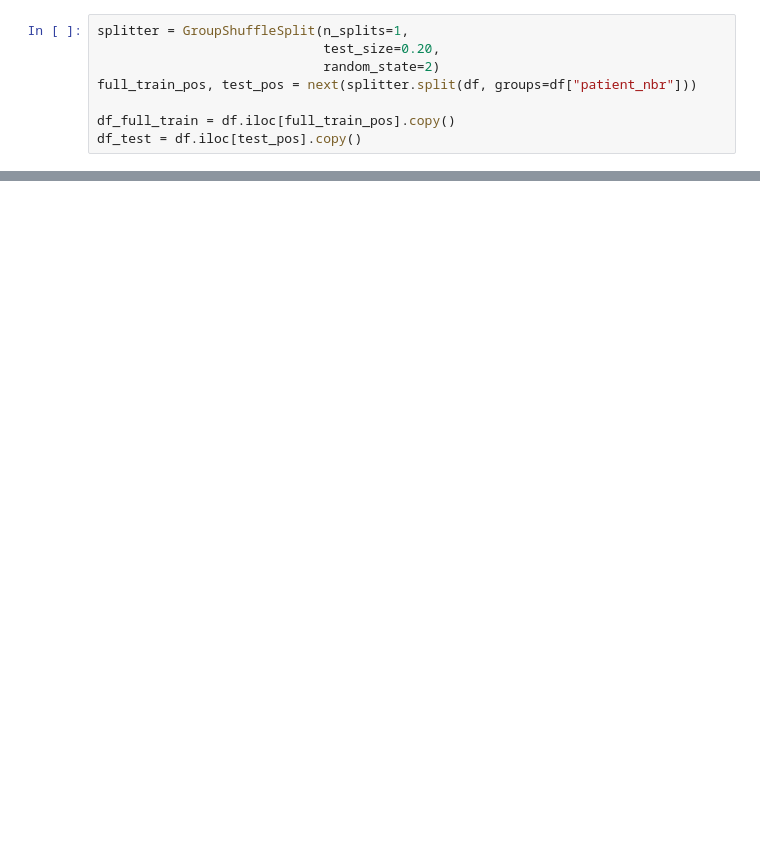
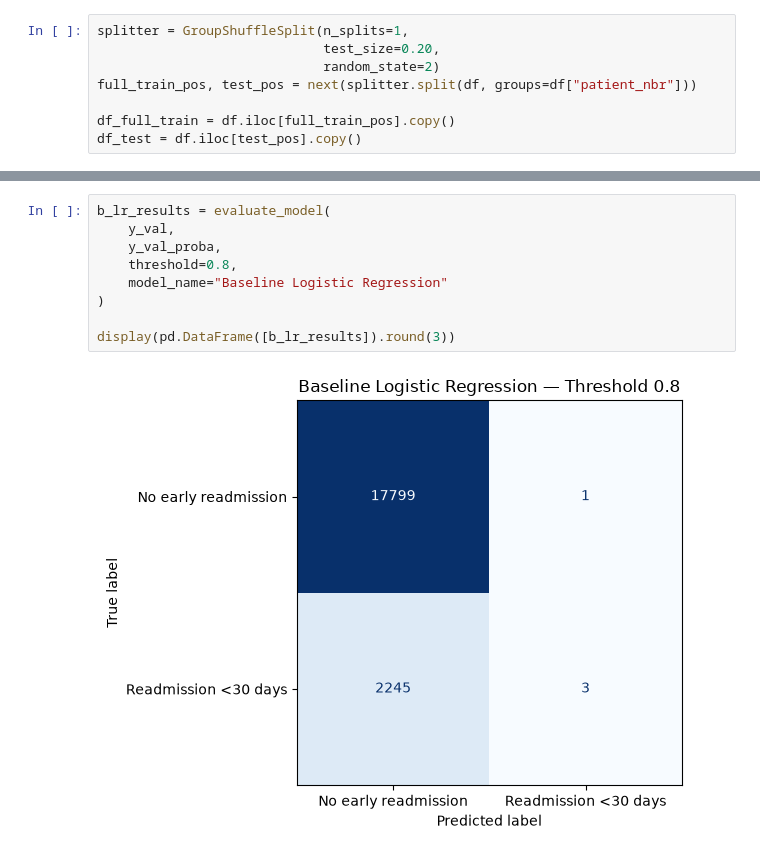
Before and after one commit to stanyslasdhondt-oss/diabetes-readmission-prediction, a Jupyter notebook: notebook.ipynb, the cells around one changed output, grey strips where cells are left out. Drawn from its saved outputs; the diff is of its cells as text; blank space fills up the shorter version.

```diff
--- a/notebook.ipynb
+++ b/notebook.ipynb
@@ -240,0 +775,11 @@ df_val = df.iloc[test_pos].copy()
+# %%
+b_lr_results = evaluate_model(
+    y_val,
+    y_val_proba,
+    threshold=0.8,
+    model_name="Baseline Logistic Regression"
+)
+
+display(pd.DataFrame([b_lr_results]).round(3))
+# %% [output]
+[figure, added]
```
Also changed, not shown: parts of 54 cells of this notebook.
